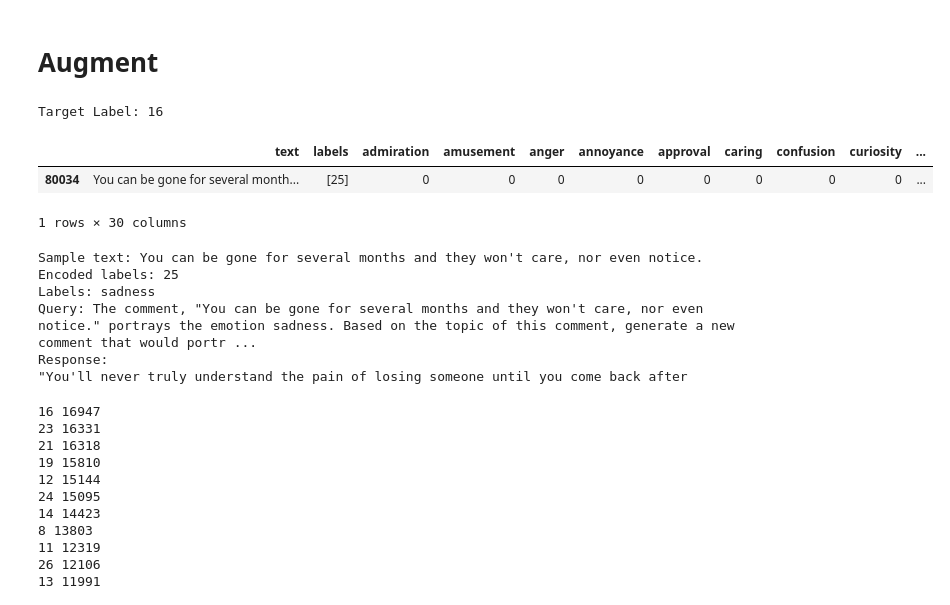
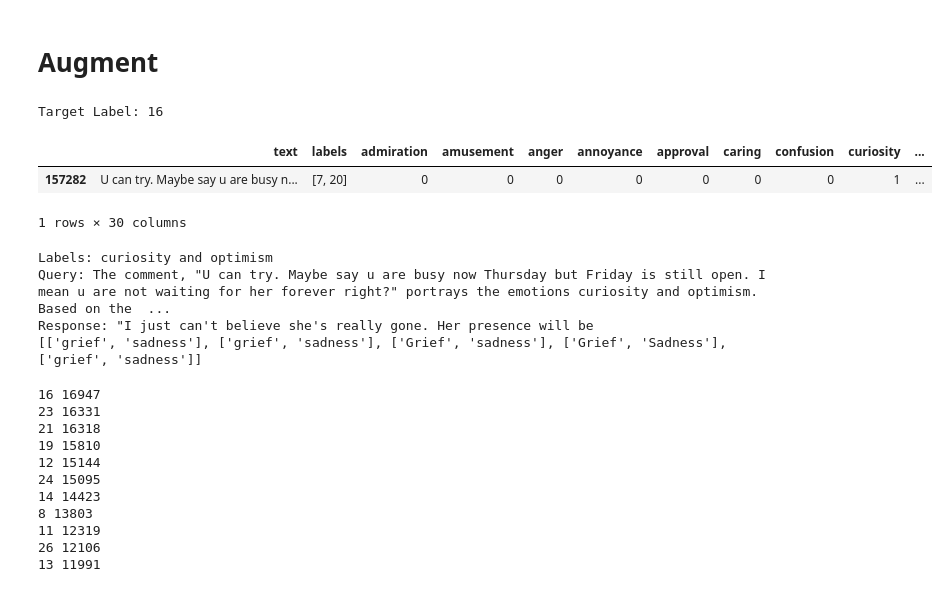
Before and after one commit to DaveWestFGCU/Fall_2024_Research_Augmentation_via_GenAI, a Jupyter notebook: start.ipynb, the cells around one changed output. Cells and saved outputs as stored; diff of their text form; code cells hidden in the pictures.

Commit message:
Added re-feeding of AI generated text for AI generated labeling.

```diff
--- a/start.ipynb
+++ b/start.ipynb
@@ -102,10 +104,8 @@ def get_random_record(dataset, target_label):
     display(sample)
     return sample
 # %%
-def generate_prompt(sample, target_label):
+def generate_text_prompt(sample, target_label):
     sample_text = sample['text'].values[0]
-    print('Sample text: ' + sample_text)
-    print('Encoded labels: ' + str(sample['labels'].values[0])[1:-1])
 
     # Translate list of encoded labels to prompt
     match len(sample['labels'].values[0]):
@@ -135,30 +135,57 @@ def generate_prompt(sample, target_label):
     print("Query: " + query)
     return query
 # %%
-def get_label(record_text):
+def generate_label_prompt(response_text):
+    query = f"Select one or more emotions that the comment, \"{response_text}\" portrays ONLY from the following list: {label_columns[2:]}."
+
+    return query
+# %%
+def clean_response_text(text):
+
+    while text[0] == '\n' or text[0] == ' ':
+        text = text[1:]
+
+    text = text.replace('\n', ' ')
+
+    return text
 # %%
 client = OpenAI(api_key=os.environ.get('OPENAI_API_KEY'))
 synth_dataset = pd.DataFrame()
 # %%
 target_label = find_target_label(orig_dataset)
 sample = get_random_record(orig_dataset, target_label)
-query = generate_prompt(sample, target_label)
+text_query = generate_text_prompt(sample, target_label)
 
 # OpenAI InstructGPT
-response = client.completions.create(model="gpt-3.5-turbo-instruct", prompt=query)
-response_text = response.choices[0].text[2:]    # InstructGPT response starts with \n\n
+response = client.completions.create(model="gpt-3.5-turbo-instruct", prompt=text_query)
+response_text = clean_response_text(response.choices[0].text)    # InstructGPT response starts with \n\n
 print("Response: " + response_text)
+
+label_query = generate_label_prompt(response_text)
+response_labels = []
+
+
+# Poll for label several times
+for i in range(5):
+    response = client.completions.create(model="gpt-3.5-turbo-instruct", prompt=label_query)
+    response_labels.append(clean_response_text(response.choices[0].text))
+label_list = [label.split(", ") for label in response_labels]
+# labels_list is a list of lists of labels
+# for labels in label_list:
+#    for label in labels:
+#        if label.lower in inverse_encoding.keys:
+
+
+print(label_list)
 # %% [output]
 Target Label: 16
 |  | text | labels | admiration | amusement | anger | annoyance | approval | caring | confusion | curiosity | ... |
-| 80034 | You can be gone for several month... | [25] | 0 | 0 | 0 | 0 | 0 | 0 | 0 | 0 | ... |
+| 157282 | U can try. Maybe say u are busy n... | [7, 20] | 0 | 0 | 0 | 0 | 0 | 0 | 0 | 1 | ... |
 1 rows × 30 columns
-Sample text: You can be gone for several months and they won't care, nor even notice.
-Encoded labels: 25
-Labels: sadness
-Query: The comment, "You can be gone for several months and they won't care, nor even notice." portrays the emotion sadness. Based on the topic of this comment, generate a new comment that would portr ...
-Response:
-"You'll never truly understand the pain of losing someone until you come back after
+Labels: curiosity and optimism
+Query: The comment, "U can try. Maybe say u are busy now Thursday but Friday is still open. I mean u are not waiting for her forever right?" portrays the emotions curiosity and optimism. Based on the  ...
+Response: "I just can't believe she's really gone. Her presence will be
+[['grief', 'sadness'], ['grief', 'sadness'], ['Grief', 'sadness'], ['Grief', 'Sadness'], ['grief', 'sadness']]
 # %%
 # Build new records until balance is achieved
 while balance_label_values.min():
```
Also changed, not shown: parts of 1 cell of this notebook.
